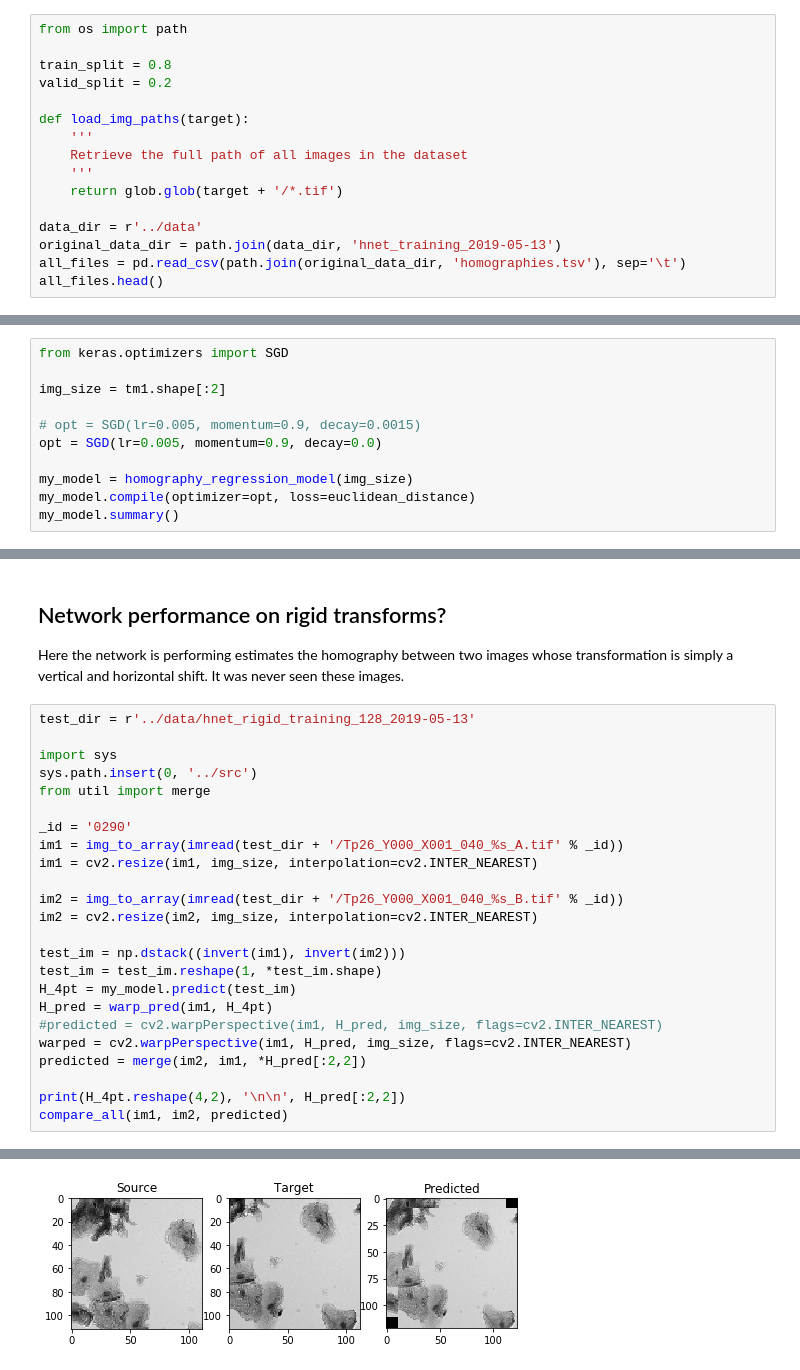
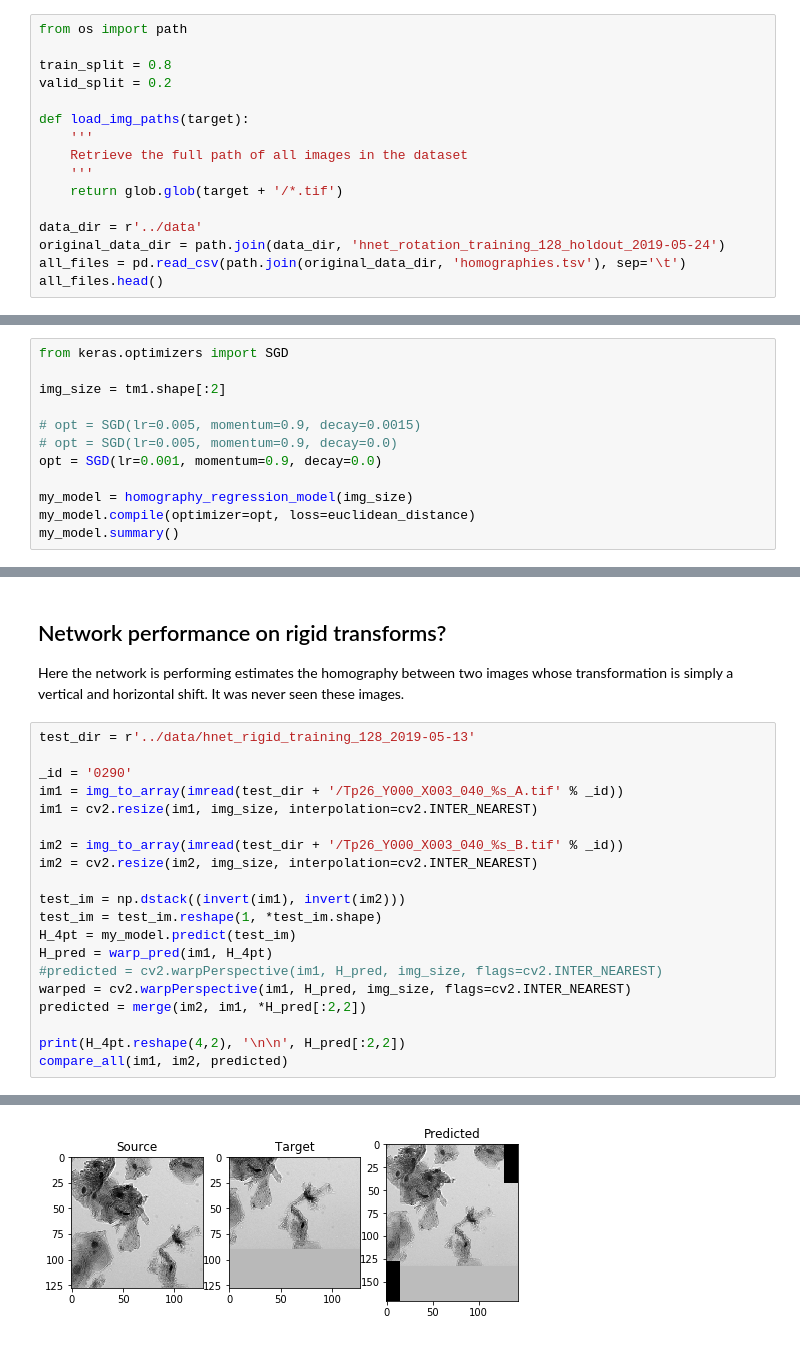
Before and after one commit to tristaaan/stitch-eval, a Jupyter notebook: notebooks/HomograpyNet.ipynb, the cells around one changed output, grey strips where cells are left out. Cells and saved outputs as stored; diff of their text form.

```diff
--- a/notebooks/HomograpyNet.ipynb
+++ b/notebooks/HomograpyNet.ipynb
@@ -48,7 +48,7 @@ def load_img_paths(target):
     return glob.glob(target + '/*.tif')
 
 data_dir = r'../data'
-original_data_dir = path.join(data_dir, 'hnet_training_2019-05-13')
+original_data_dir = path.join(data_dir, 'hnet_rotation_training_128_holdout_2019-05-24')
 all_files = pd.read_csv(path.join(original_data_dir, 'homographies.tsv'), sep='\t')
 all_files.head()
 # %% [output]
@@ -166,7 +164,8 @@ from keras.optimizers import SGD
 img_size = tm1.shape[:2]
 
 # opt = SGD(lr=0.005, momentum=0.9, decay=0.0015)
-opt = SGD(lr=0.005, momentum=0.9, decay=0.0)
+# opt = SGD(lr=0.005, momentum=0.9, decay=0.0)
+opt = SGD(lr=0.001, momentum=0.9, decay=0.0)
 
 my_model = homography_regression_model(img_size)
 my_model.compile(optimizer=opt, loss=euclidean_distance)
@@ -455,15 +475,11 @@ Here the network is performing estimates the homography between two images whose
 # %%
 test_dir = r'../data/hnet_rigid_training_128_2019-05-13'
 
-import sys
-sys.path.insert(0, '../src')
-from util import merge
-
 _id = '0290'
-im1 = img_to_array(imread(test_dir + '/Tp26_Y000_X001_040_%s_A.tif' % _id))
+im1 = img_to_array(imread(test_dir + '/Tp26_Y000_X003_040_%s_A.tif' % _id))
 im1 = cv2.resize(im1, img_size, interpolation=cv2.INTER_NEAREST)
 
-im2 = img_to_array(imread(test_dir + '/Tp26_Y000_X001_040_%s_B.tif' % _id))
+im2 = img_to_array(imread(test_dir + '/Tp26_Y000_X003_040_%s_B.tif' % _id))
 im2 = cv2.resize(im2, img_size, interpolation=cv2.INTER_NEAREST)
 
 test_im = np.dstack((invert(im1), invert(im2)))
@@ -486 +502 @@ compare_all(im1, im2, predicted)
-[figure, old version]
+[figure, new version]
```
Also changed, not shown: parts of 13 cells of this notebook, 1 other file.
